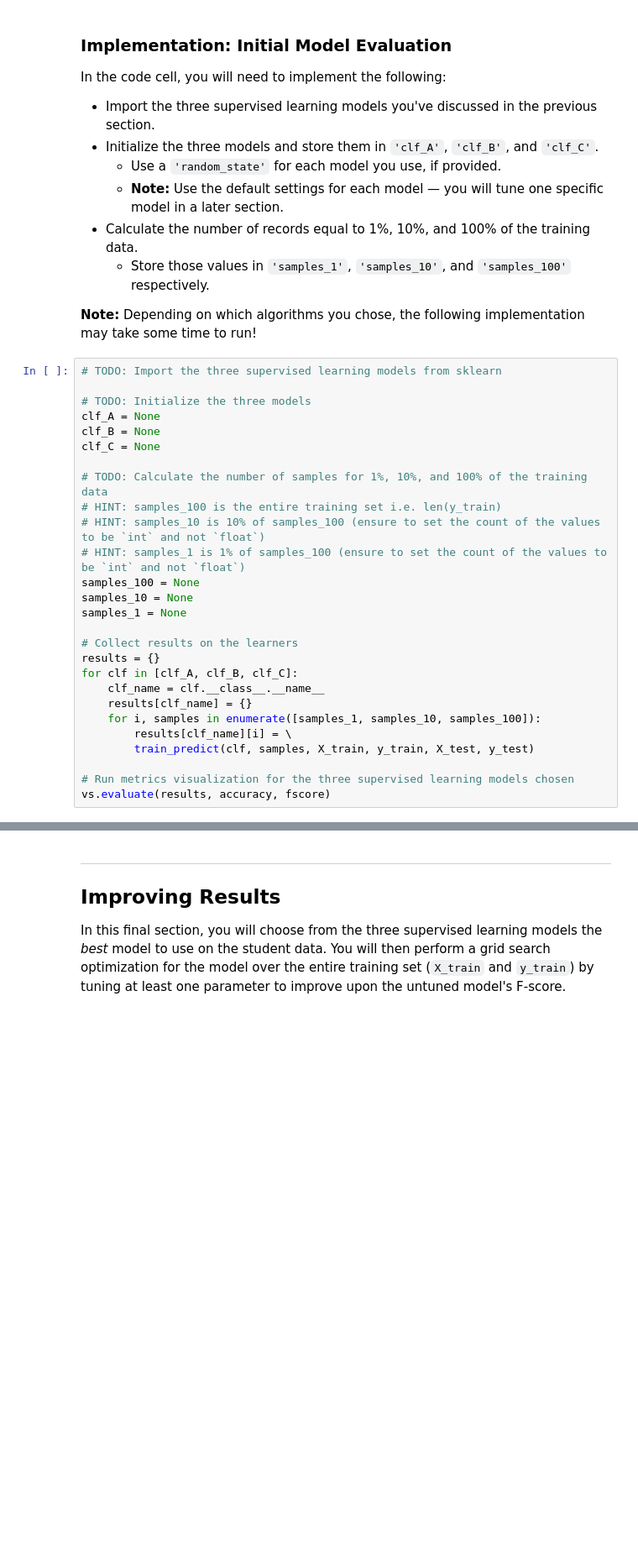
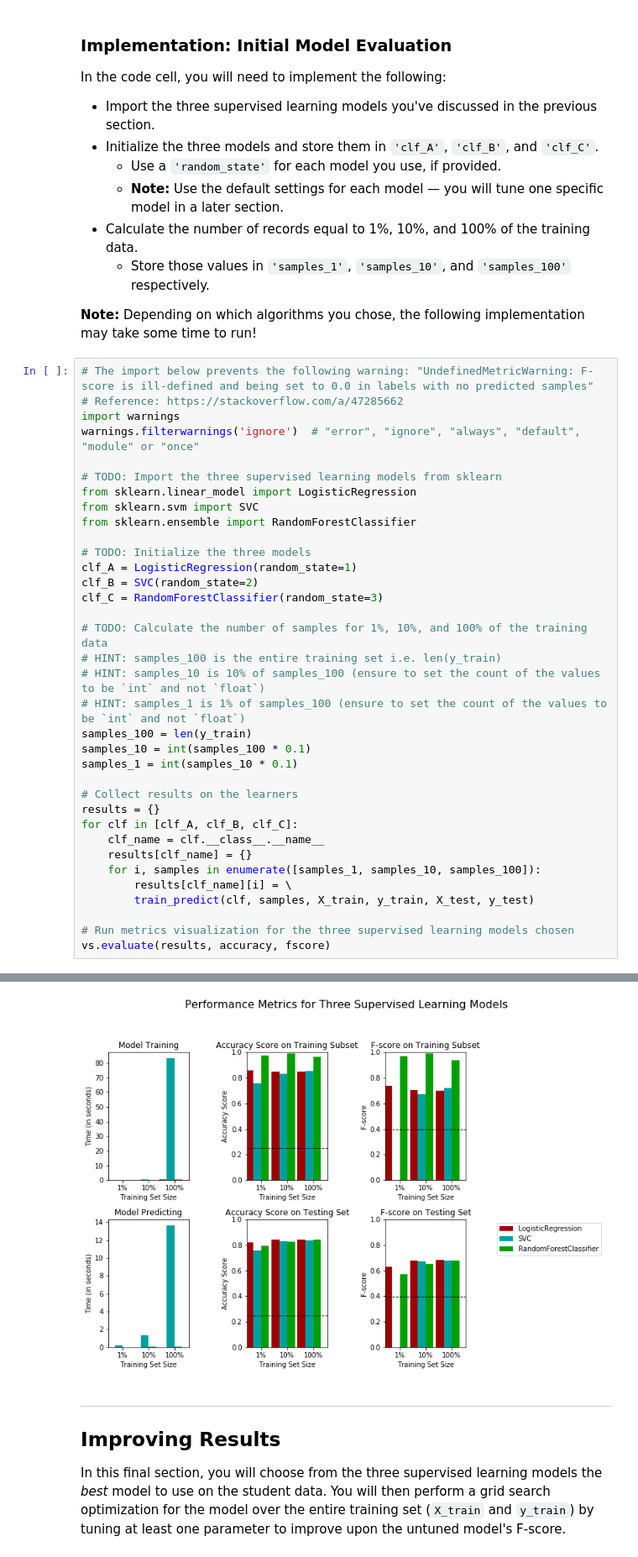
Before and after one commit to moreirab/finding-donors, a Jupyter notebook: finding_donors.ipynb, the cells around one changed output, grey strips where cells are left out. Shown at 84% size. Cells and saved outputs as stored; diff of their text form; blank space fills up the shorter version.

Commit message:
Implements Initial Model Evaluation

```diff
--- a/finding_donors.ipynb
+++ b/finding_donors.ipynb
@@ -435,20 +435,28 @@ In the code cell, you will need to implement the following:
 
 **Note:** Depending on which algorithms you chose, the following implementation may take some time to run!
 # %%
+# The import below prevents the following warning: "UndefinedMetricWarning: F-score is ill-defined and being set to 0.0 in labels with no predicted samples"
+# Reference: https://stackoverflow.com/a/47285662
+import warnings
+warnings.filterwarnings('ignore')  # "error", "ignore", "always", "default", "module" or "once"
+
 # TODO: Import the three supervised learning models from sklearn
+from sklearn.linear_model import LogisticRegression
+from sklearn.svm import SVC
+from sklearn.ensemble import RandomForestClassifier
 
 # TODO: Initialize the three models
-clf_A = None
-clf_B = None
-clf_C = None
+clf_A = LogisticRegression(random_state=1)
+clf_B = SVC(random_state=2)
+clf_C = RandomForestClassifier(random_state=3)
 
 # TODO: Calculate the number of samples for 1%, 10%, and 100% of the training data
 # HINT: samples_100 is the entire training set i.e. len(y_train)
 # HINT: samples_10 is 10% of samples_100 (ensure to set the count of the values to be `int` and not `float`)
 # HINT: samples_1 is 1% of samples_100 (ensure to set the count of the values to be `int` and not `float`)
-samples_100 = None
-samples_10 = None
-samples_1 = None
+samples_100 = len(y_train)
+samples_10 = int(samples_100 * 0.1)
+samples_1 = int(samples_10 * 0.1)
 
 # Collect results on the learners
 results = {}
@@ -461,3 +469,4 @@ for clf in [clf_A, clf_B, clf_C]:
 
 # Run metrics visualization for the three supervised learning models chosen
 vs.evaluate(results, accuracy, fscore)
+# %% [output]
@@ -464,3 +482,4 @@ vs.evaluate(results, accuracy, fscore)
+[figure, added]
 # %% [markdown]
 ----
 ## Improving Results
```
Also changed, not shown: parts of 2 cells of this notebook.
